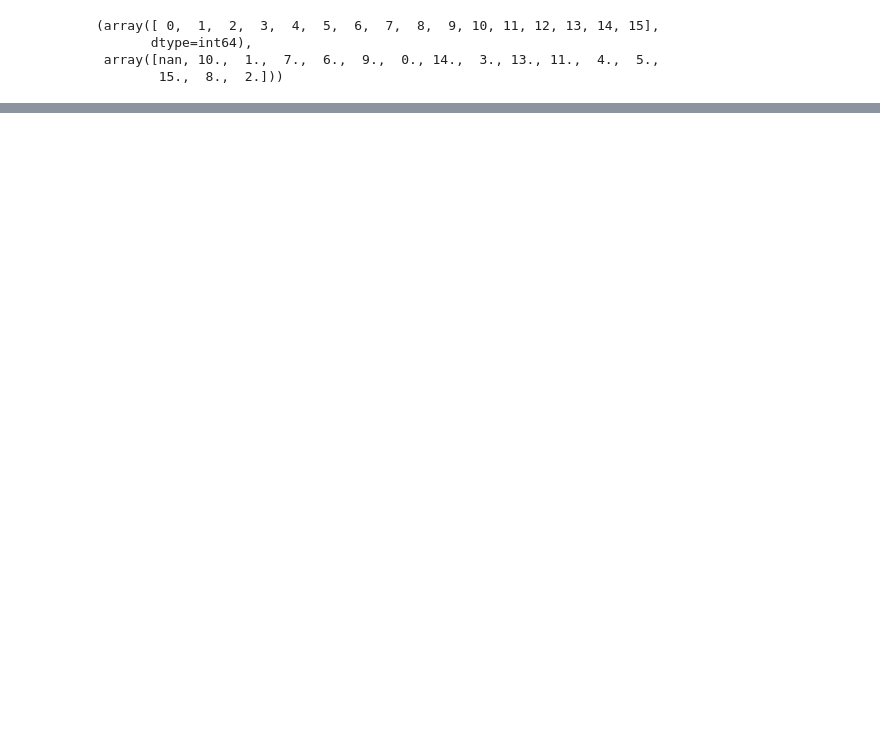
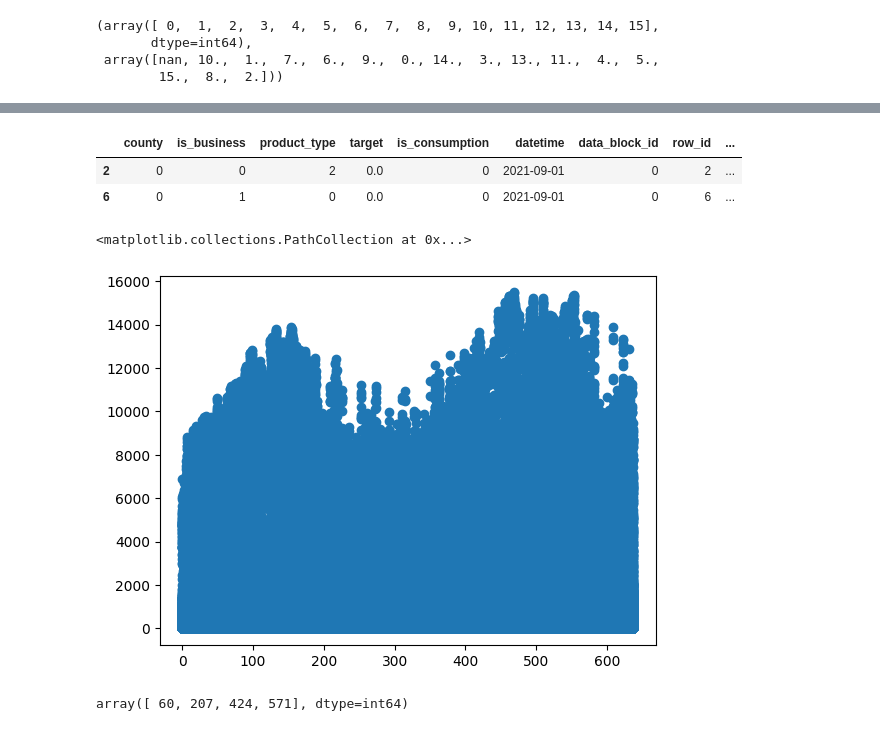
Before and after one commit to parimalakettymuthu/RegressionModels, a Jupyter notebook: Energy_Consumption_Prosumers.ipynb, the cells around one changed output, grey strips where cells are left out. Drawn from its saved outputs; the diff is of its cells as text; code cells hidden in the pictures; blank space fills up the shorter version.

Commit message:
energy consumption

```diff
--- a/Energy_Consumption_Prosumers.ipynb
+++ b/Energy_Consumption_Prosumers.ipynb
@@ -1,13 +1,13 @@
 # %%
 import pandas as pd
 # %%
-train_df = pd.read_csv("C:\\Users\\parim\\Downloads\\predict-energy-behavior-of-prosumers\\train.csv")
+train_df = pd.read_csv("C:\\Users\\parim\\Downloads\\predict-energy-behavior-of-prosumers\\train.csv", parse_dates=["datetime"])
 weather_station_to_county_mapping_df = pd.read_csv("C:\\Users\\parim\\Downloads\\predict-energy-behavior-of-prosumers\\weather_station_to_county_mapping.csv")
-historical_weather_df = pd.read_csv("C:\\Users\\parim\\Downloads\\predict-energy-behavior-of-prosumers\\historical_weather.csv")
-forecast_weather_df = pd.read_csv("C:\\Users\\parim\\Downloads\\predict-energy-behavior-of-prosumers\\forecast_weather.csv")
-gas_prices_df = pd.read_csv("C:\\Users\\parim\\Downloads\\predict-energy-behavior-of-prosumers\\gas_prices.csv")
-electricity_prices_df = pd.read_csv("C:\\Users\\parim\\Downloads\\predict-energy-behavior-of-prosumers\\electricity_prices.csv")
-client_df = pd.read_csv("C:\\Users\\parim\\Downloads\\predict-energy-behavior-of-prosumers\\client.csv")
+historical_weather_df = pd.read_csv("C:\\Users\\parim\\Downloads\\predict-energy-behavior-of-prosumers\\historical_weather.csv", parse_dates=["datetime"])
+forecast_weather_df = pd.read_csv("C:\\Users\\parim\\Downloads\\predict-energy-behavior-of-prosumers\\forecast_weather.csv", parse_dates=["origin_datetime"])
+gas_prices_df = pd.read_csv("C:\\Users\\parim\\Downloads\\predict-energy-behavior-of-prosumers\\gas_prices.csv", parse_dates=["forecast_date", "origin_date"])
+electricity_prices_df = pd.read_csv("C:\\Users\\parim\\Downloads\\predict-energy-behavior-of-prosumers\\electricity_prices.csv", parse_dates=["forecast_date", "origin_date"])
+client_df = pd.read_csv("C:\\Users\\parim\\Downloads\\predict-energy-behavior-of-prosumers\\client.csv", parse_dates=["date"])
 # %%
 print(f"train df shape :{train_df.shape} \n \
       weather station to country mapping: {weather_station_to_county_mapping_df.shape} \n \
@@ -76,0 +193,17 @@ train_df['county'].unique(), weather_station_to_county_mapping_df['county'].uniq
+# %%
+train_df[train_df['target']==0.000].head(2)
+# %% [output]
+|  | county | is_business | product_type | target | is_consumption | datetime | data_block_id | row_id | ... |
+| 2 | 0 | 0 | 2 | 0.0 | 0 | 2021-09-01 | 0 | 2 | ... |
+| 6 | 0 | 1 | 0 | 0.0 | 0 | 2021-09-01 | 0 | 6 | ... |
+# %%
+import matplotlib.pyplot as plt
+plt.scatter(train_df['data_block_id'], train_df['target'])
+# %% [output]
+<matplotlib.collections.PathCollection at 0x...>
+[figure, added]
+# %%
+block_list = train_df[train_df['target'].isna()]['data_block_id'].unique()#, datetime '']
+block_list
+# %% [output]
+array([ 60, 207, 424, 571], dtype=int64)
```
Also changed, not shown: parts of 24 cells of this notebook.
